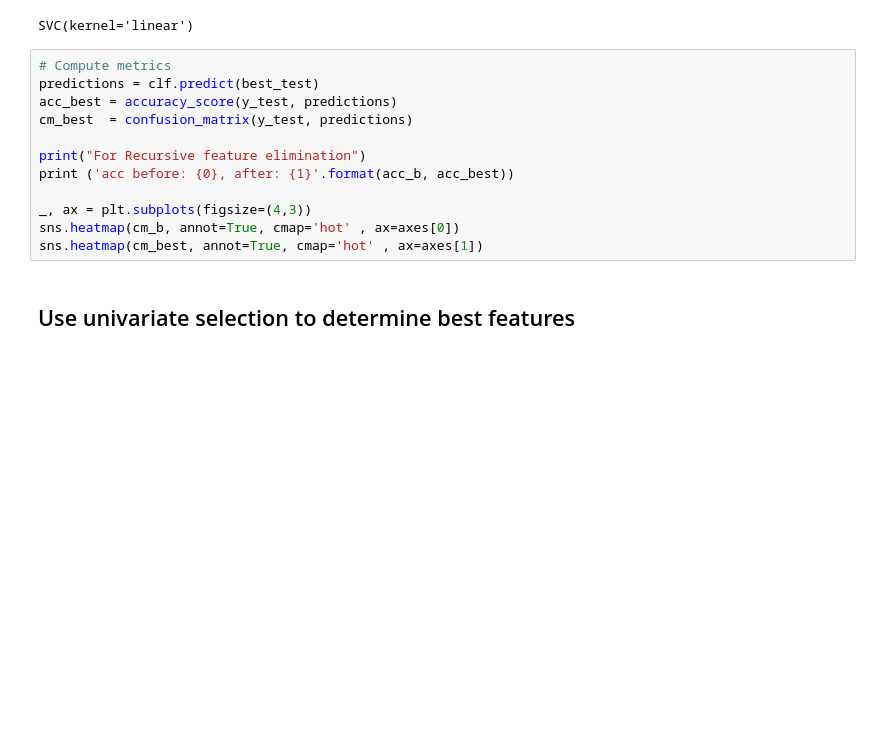
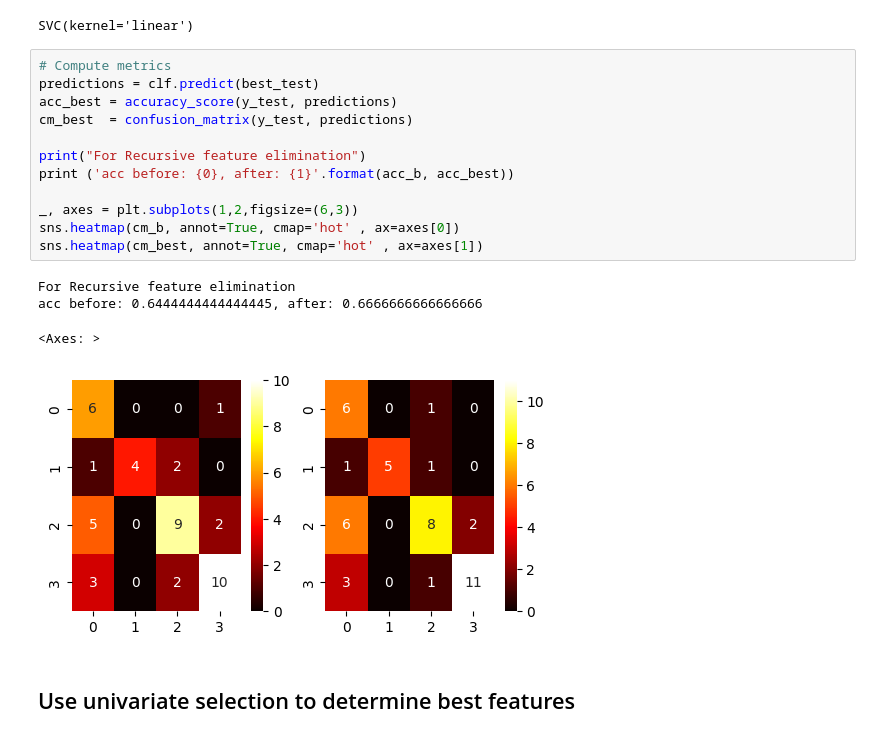
Before and after one commit to brahiangiraldo/machine_learning, a Jupyter notebook: Sem_08/Feature_selection.ipynb, the cells around one changed output. Drawn from its saved outputs; the diff is of its cells as text; blank space fills up the shorter version.

```diff
--- a/Sem_08/Feature_selection.ipynb
+++ b/Sem_08/Feature_selection.ipynb
@@ -151,15 +151,20 @@ SVC(kernel='linear')
 # %%
 # Compute metrics
 predictions = clf.predict(best_test)
 acc_best = accuracy_score(y_test, predictions)
 cm_best  = confusion_matrix(y_test, predictions)
 
 print("For Recursive feature elimination")
 print ('acc before: {0}, after: {1}'.format(acc_b, acc_best))
 
-_, ax = plt.subplots(figsize=(4,3))
+_, axes = plt.subplots(1,2,figsize=(6,3))
 sns.heatmap(cm_b, annot=True, cmap='hot' , ax=axes[0])
 sns.heatmap(cm_best, annot=True, cmap='hot' , ax=axes[1])
+# %% [output]
+For Recursive feature elimination
+acc before: 0.6444444444444445, after: 0.6666666666666666
+<Axes: >
+[figure, added]
 # %% [markdown]
 ## Use univariate selection to determine best features
 # %% [markdown]
```
Also changed, not shown: 2 other files.
